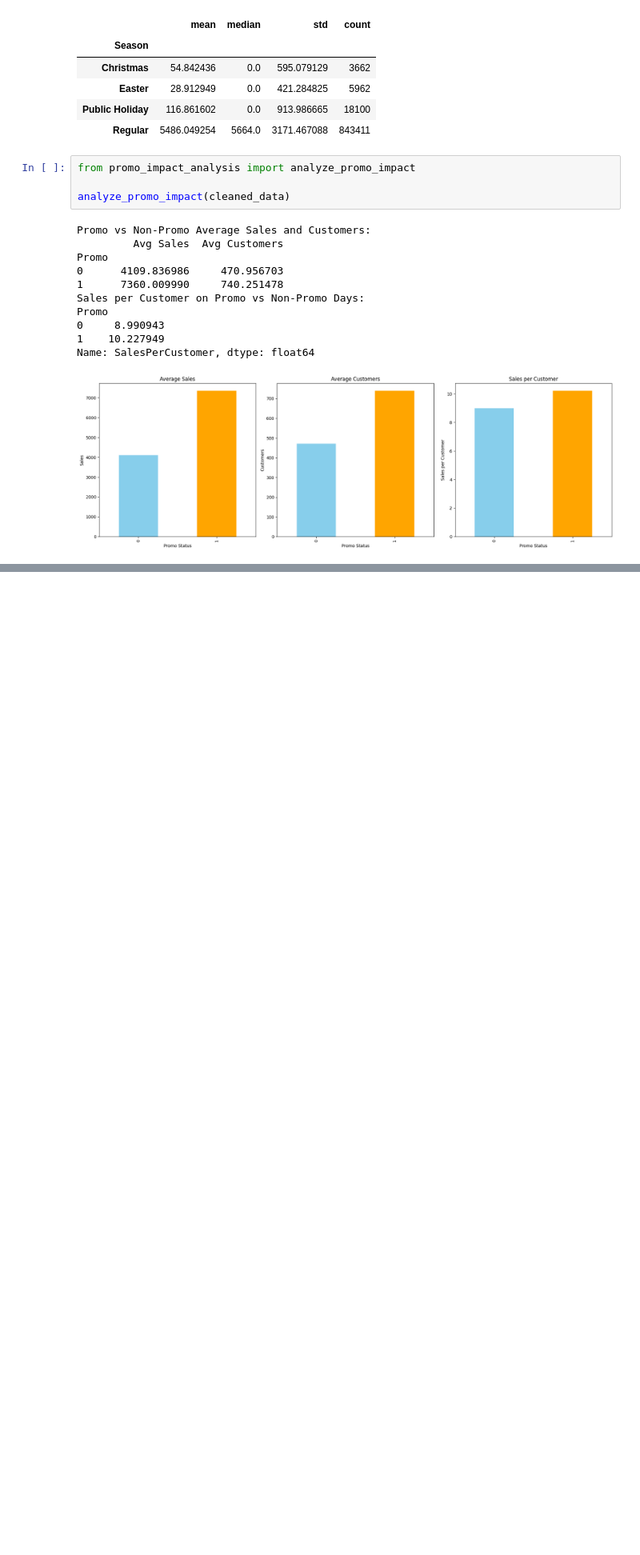
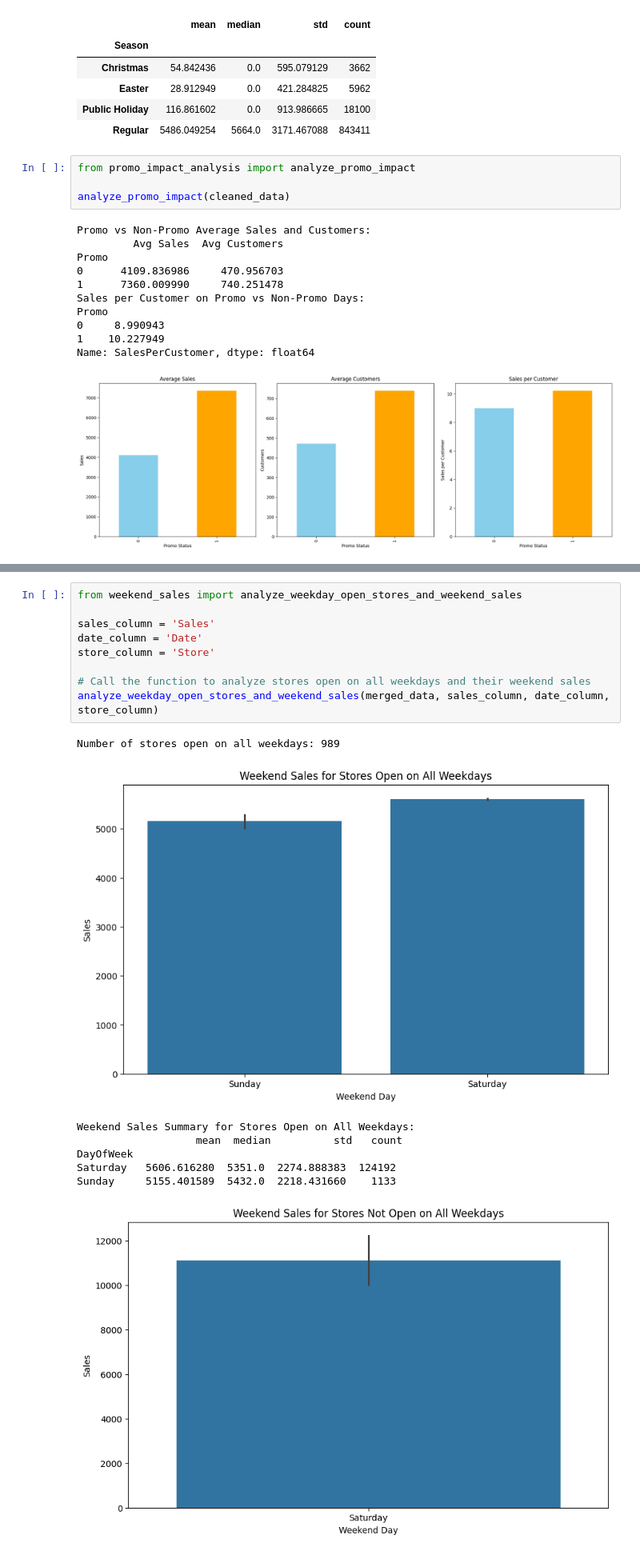
Before and after one commit to Semir1r/Rossmann_Pharmaceuticals_sales_forecast, a Jupyter notebook: notebooks/sales_analysis.ipynb, the cells around one changed output, grey strips where cells are left out. Shown at 80% size. Drawn from its saved outputs; the diff is of its cells as text; blank space fills up the shorter version.

```diff
--- a/notebooks/sales_analysis.ipynb
+++ b/notebooks/sales_analysis.ipynb
@@ -334,0 +394,18 @@ Name: SalesPerCustomer, dtype: float64
+# %%
+from weekend_sales import analyze_weekday_open_stores_and_weekend_sales
+
+sales_column = 'Sales'
+date_column = 'Date'
+store_column = 'Store'
+
+# Call the function to analyze stores open on all weekdays and their weekend sales
+analyze_weekday_open_stores_and_weekend_sales(merged_data, sales_column, date_column, store_column)
+# %% [output]
+Number of stores open on all weekdays: 989
+[figure, added]
+Weekend Sales Summary for Stores Open on All Weekdays:
+                   mean  median          std   count
+DayOfWeek
+Saturday   5606.616280  5351.0  2274.888383  124192
+Sunday     5155.401589  5432.0  2218.431660    1133
+[figure, added]
```
Also changed, not shown: parts of 5 cells of this notebook, 4 other files.
